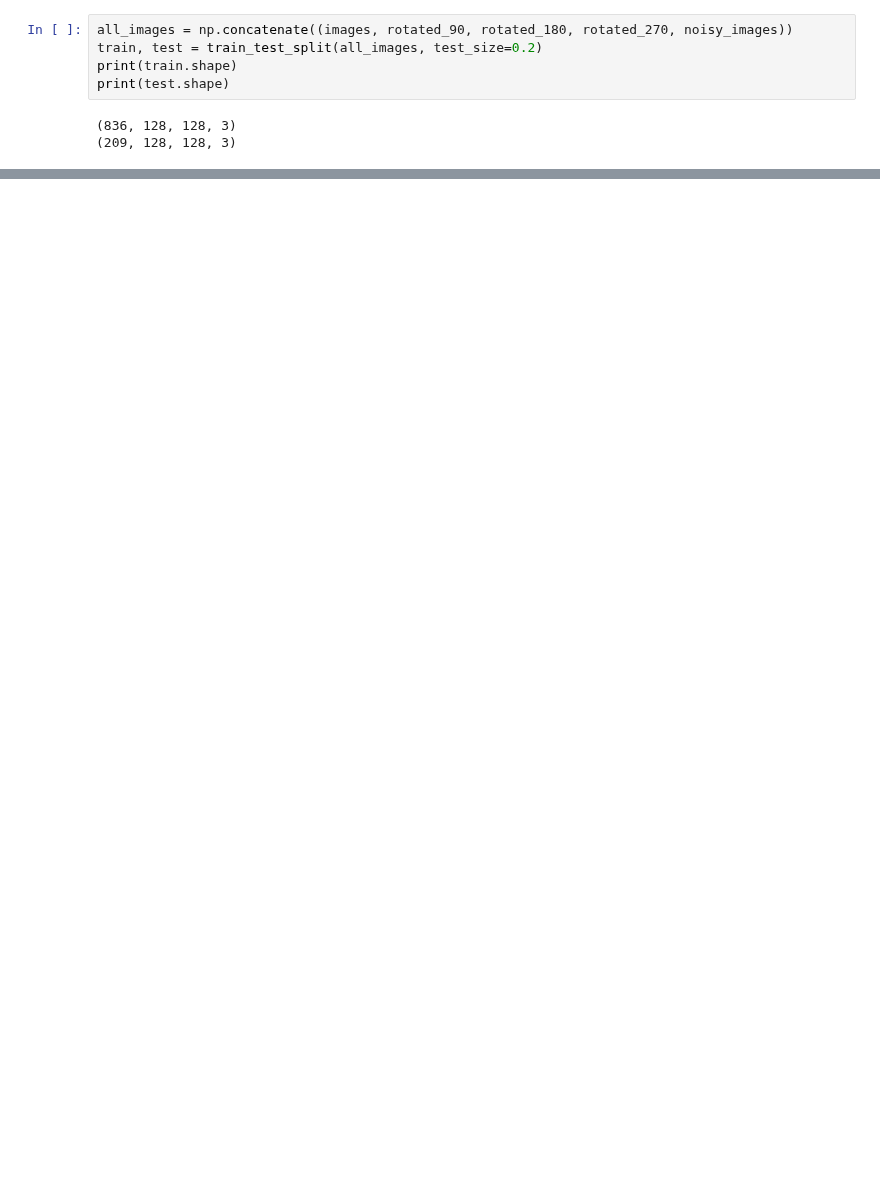
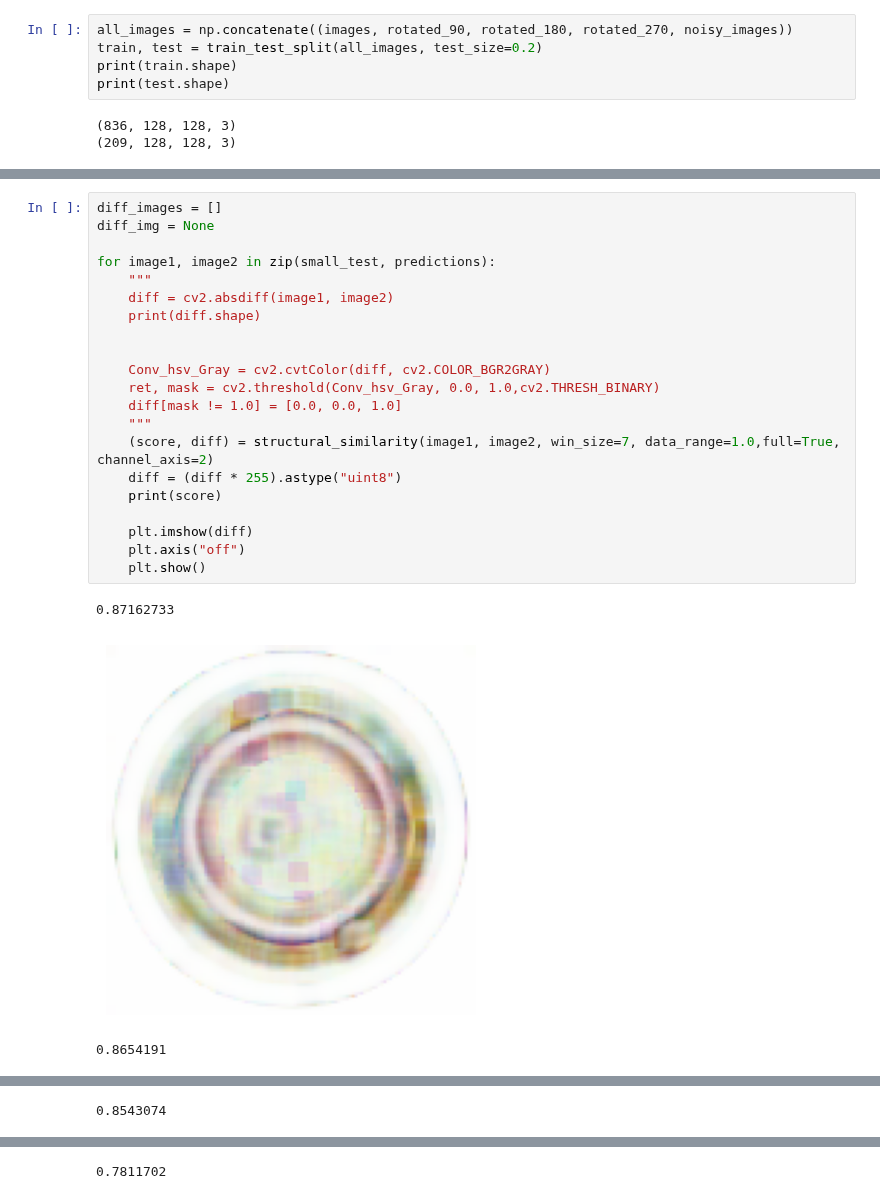
Before and after one commit to MikaParssinen/Applied-Machine-Learning, a Jupyter notebook: Project/Code/Marcus.ipynb, the cells around one changed output, grey strips where cells are left out. Drawn from its saved outputs; the diff is of its cells as text; blank space fills up the shorter version.

```diff
--- a/Project/Code/Marcus.ipynb
+++ b/Project/Code/Marcus.ipynb
@@ -220,0 +227,25 @@ display(small_test, predictions, 4)
+# %%
+diff_images = []
+diff_img = None
+
+for image1, image2 in zip(small_test, predictions):
+    """
+    diff = cv2.absdiff(image1, image2)
+    print(diff.shape)
+
+
+    Conv_hsv_Gray = cv2.cvtColor(diff, cv2.COLOR_BGR2GRAY)
+    ret, mask = cv2.threshold(Conv_hsv_Gray, 0.0, 1.0,cv2.THRESH_BINARY)
+    diff[mask != 1.0] = [0.0, 0.0, 1.0]
+    """
+    (score, diff) = structural_similarity(image1, image2, win_size=7, data_range=1.0,full=True, channel_axis=2)
+    diff = (diff * 255).astype("uint8")
+    print(score)
+
+    plt.imshow(diff)
+    plt.axis("off")
+    plt.show()
+# %% [output]
+0.87162733
+[figure, added]
+0.8654191
@@ -220,0 +253 @@ display(small_test, predictions, 4)
+0.8543074
@@ -220,0 +255 @@ display(small_test, predictions, 4)
+0.7811702
```
Also changed, not shown: parts of 8 cells of this notebook.
